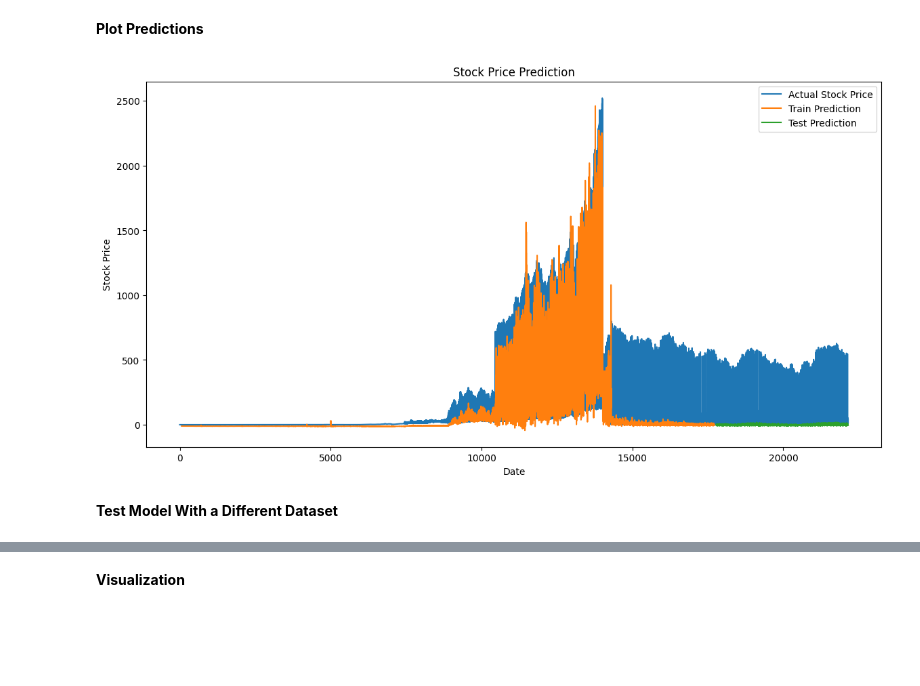
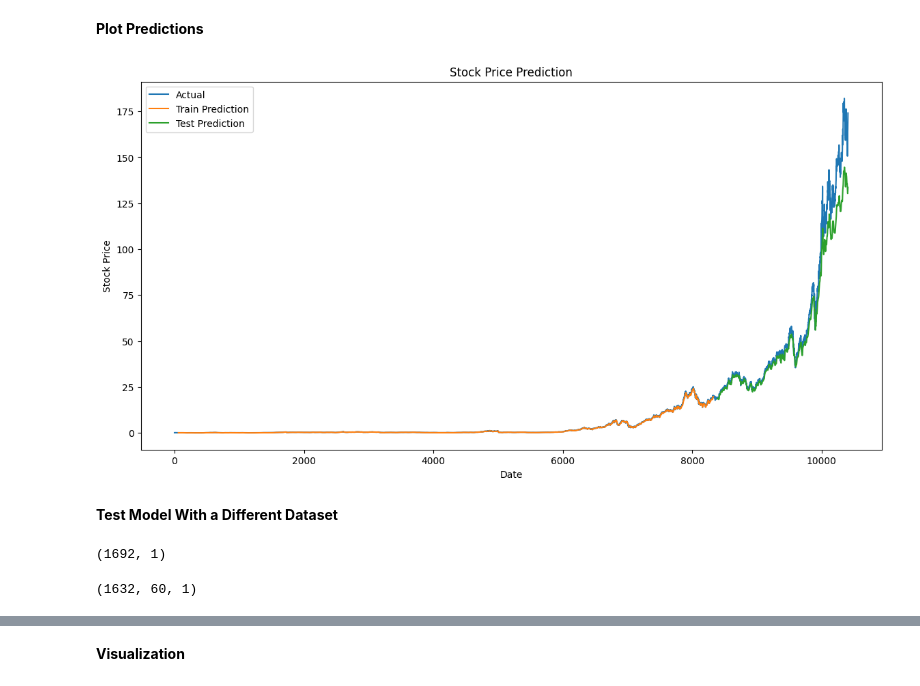
Before and after one commit to freshpex/AI-Final-Project, a Jupyter notebook: AI_Final_Project.ipynb, the cells around one changed output, grey strips where cells are left out. Cells and saved outputs as stored; diff of their text form; code cells hidden in the pictures; blank space fills up the shorter version.

```diff
--- a/AI_Final_Project.ipynb
+++ b/AI_Final_Project.ipynb
@@ -86,13 +107,13 @@ plt.show()
 # %% [markdown]
 **LSTM**
 # %%
-# we want to Normalize the data to make convergence faster
+# we want to make convergence faster
 scaler = MinMaxScaler(feature_range=(0, 1))
-scaled_data = scaler.fit_transform(combined_df)
+scaled_data = scaler.fit_transform(df[['Close']])
 # %% [markdown]
 **Training** **and** **Testing**
 # %%
-# split the scaled datat into training sets, we are going to use 80 to 20%
+# split the scaled data into training sets, we are going to use 80 to 20%
 train_size = int(len(scaled_data) * 0.8)
 train_data, test_data = scaled_data[:train_size], scaled_data[train_size:]
 
@@ -101,9 +122,9 @@ def create_dataset(data, time_step=1):
     X = []
     y = []
     for i in range(len(data) - time_step - 1):
-        a = data[i:(i + time_step)]
+        a = data[i:(i + time_step), 0]
         X.append(a)
-        y.append(data[i + time_step, 3])
+        y.append(data[i + time_step, 0])
     return np.array(X), np.array(y)
 
 time_step = 60
@@ -111,15 +132,14 @@ X_train, y_train = create_dataset(train_data, time_step)
 X_test, y_test = create_dataset(test_data, time_step)
 
 # Reshapes the input
-X_train = X_train.reshape(X_train.shape[0], X_train.shape[1], X_train.shape[2])
-X_test = X_test.reshape(X_test.shape[0], X_test.shape[1], X_test.shape[2])
+X_train = X_train.reshape(X_train.shape[0], X_train.shape[1], 1)
+X_test = X_test.reshape(X_test.shape[0], X_test.shape[1], 1)
 # %% [markdown]
 **Build and Train**
 # %%
-# Build the LSTM model
 model = Sequential()
 
-model.add(LSTM(100, return_sequences=True, input_shape=(time_step, X_train.shape[2])))
+model.add(LSTM(100, return_sequences=True, input_shape=(time_step, 1)))
 model.add(Dropout(0.2))
 
 model.add(LSTM(100, return_sequences=True))
@@ -174,6 +194,6 @@ train_predict = model.predict(X_train)
 test_predict = model.predict(X_test)
 
 # since we scaled earlier we need to inverse and transform to get the actual stock prices
-train_predict = scaler.inverse_transform(np.concatenate([train_predict, np.zeros((train_predict.shape[0], scaled_data.shape[1] - 1))], axis=1))[:, 0]
-test_predict = scaler.inverse_transform(np.concatenate([test_predict, np.zeros((test_predict.shape[0], scaled_data.shape[1] - 1))], axis=1))[:, 0]
+train_predict = scaler.inverse_transform(train_predict)
+test_predict = scaler.inverse_transform(test_predict)
 # %% [output]
@@ -183,49 +203,63 @@ test_predict = scaler.inverse_transform(np.concatenate([test_predict, np.zeros((
 **Plot Predictions**
 # %%
 # Shift train predictions for plotting
-train_predict_plot = np.empty_like(scaled_data[:, 3])
-train_predict_plot[:] = np.nan
-train_predict_plot[time_step:len(train_predict) + time_step] = train_predict
+train_predict_plot = np.empty_like(scaled_data)
+train_predict_plot[:, :] = np.nan
+train_predict_plot[time_step:len(train_predict) + time_step, :] = train_predict
 
 # Shift test predictions for plotting
-test_predict_plot = np.empty_like(scaled_data[:, 3])
-test_predict_plot[:] = np.nan
-test_predict_plot[len(train_predict) + (time_step * 2) + 1:len(scaled_data) - 1] = test_predict
+test_predict_plot = np.empty_like(scaled_data)
+test_predict_plot[:, :] = np.nan
+test_predict_plot[len(train_predict) + (time_step * 2) + 1:len(scaled_data) - 1, :] = test_predict
 
 # Plot baseline and predictions
 plt.figure(figsize=(14, 7))
-plt.plot(scaler.inverse_transform(scaled_data)[:, 3], label='Actual Stock Price')
-plt.plot(train_predict_plot, label='Train Prediction')
-plt.plot(test_predict_plot, label='Test Prediction')
+plt.plot(scaler.inverse_transform(scaled_data))
+plt.plot(train_predict_plot)
+plt.plot(test_predict_plot)
 plt.title('Stock Price Prediction')
 plt.xlabel('Date')
 plt.ylabel('Stock Price')
-plt.legend()
+plt.legend(['Actual', 'Train Prediction', 'Test Prediction'])
 plt.show()
 # %% [output]
-[figure, old version]
+[figure, new version]
 # %% [markdown]
 **Test Model With a Different Dataset**
 # %%
-# Load a new dataset to test
+# load the data to test it
+# file = '/content/drive/MyDrive/apple.csv'
 file = 'datasets/tesla.csv'
 testData = pd.read_csv(file)
+
+# ensuring that the Date column is parsed correctly
 testData["Date"] = pd.to_datetime(testData["Date"])
-testData['Date'] = testData['Date'].dt.tz_localize(None)
 testData.set_index('Date', inplace=True)
-testData = testData.dropna()
 
-# Normalize the dataset using the same scaler
-input_scaled = scaler.transform(testData.values)
+# this selects the 'Close' column and drop any None or empty values
+testData = testData[['Close']].dropna()
+
+# normalize the dataset using the same scaler we used during training
+scaler = MinMaxScaler(feature_range=(0, 1))
+input_closingScaled = scaler.fit_transform(testData.values)
+
+# check the shape of the scaled data
+input_closingScaled.shape
+# %% [output]
+(1692, 1)
 # %%
-# Initialize variables for testing
+# initialize variables for testing
 x_test = []
+time_step = 60
 length = len(testData)
 
-# Create input sequences for the test model
+# create input sequences for the test model
 for i in range(time_step, length):
-    x_test.append(input_scaled[i-time_step:i])
+    x_test.append(input_closingScaled[i-time_step:i, 0])
 
-# Convert to numpy array and reshape
+# convert to numpy array and reshape
 x_test = np.array(x_test)
-x_test = np.reshape(x_test, (x_test.shape[0], x_test.shape[1], x_test.shape[2]))
+x_test = np.reshape(x_test, (x_test.shape[0], x_test.shape[1], 1))
+x_test.shape
+# %% [output]
+(1632, 60, 1)
```
Also changed, not shown: parts of 18 cells of this notebook, 13 other files.
